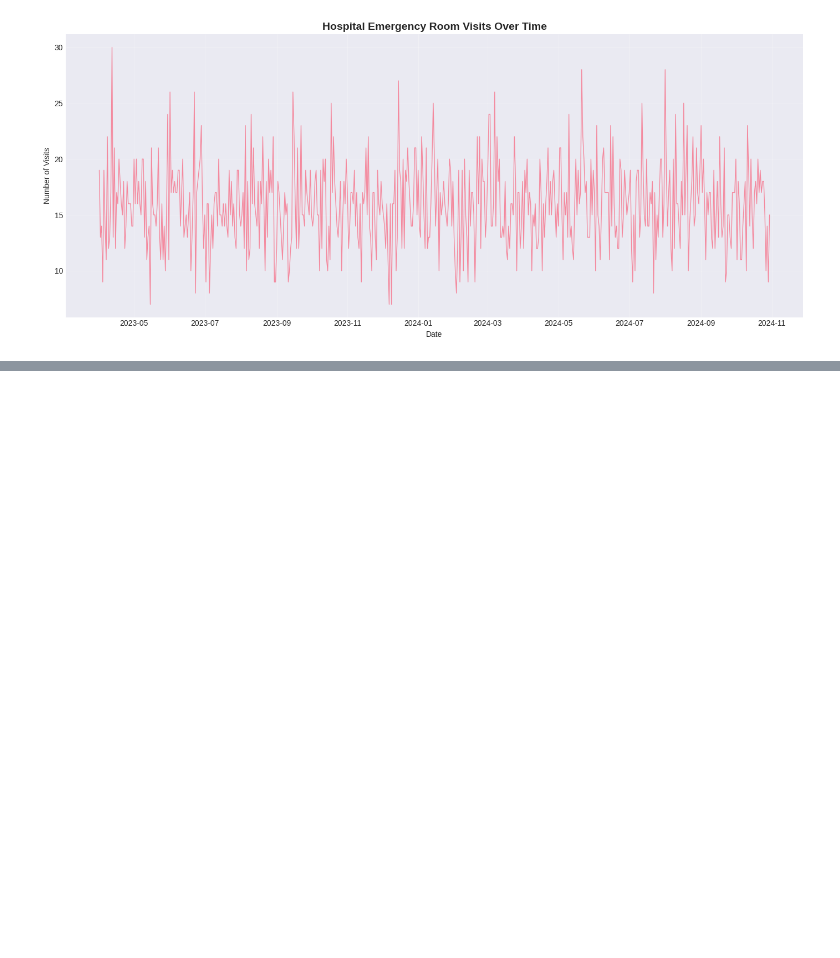
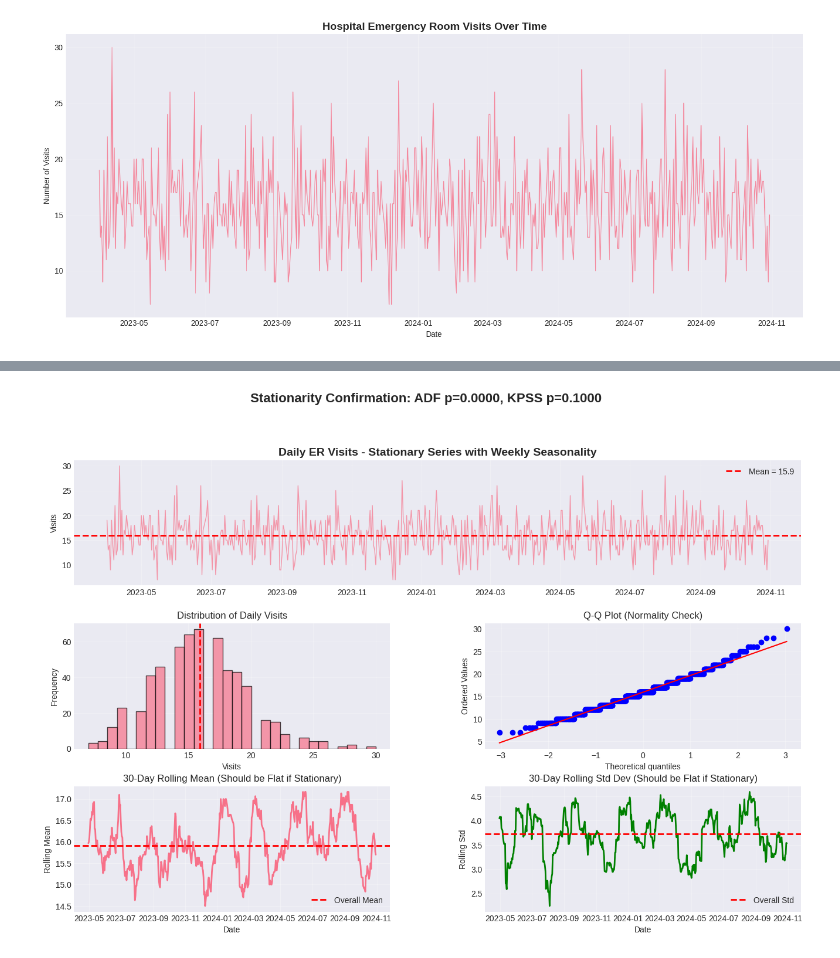
Before and after one commit to Bingdinga/DS3_Projects, a Jupyter notebook: time_series_analysis/stationary/stationary.ipynb, the cells around one changed output, grey strips where cells are left out. Saved outputs shown, nothing was run; the diff lists cells and outputs as text; code cells hidden in the pictures; blank space fills up the shorter version.

```diff
--- a/time_series_analysis/stationary/stationary.ipynb
+++ b/time_series_analysis/stationary/stationary.ipynb
@@ -224,0 +467,61 @@ plt.show()
+# %%
+# Create comprehensive visualization
+fig = plt.figure(figsize=(16, 10))
+gs = fig.add_gridspec(3, 2, hspace=0.3, wspace=0.3)
+
+# 1. Time series plot
+ax1 = fig.add_subplot(gs[0, :])
+ax1.plot(ts.index, ts.values, linewidth=1, alpha=0.7)
+ax1.set_title('Daily ER Visits - Stationary Series with Weekly Seasonality',
+              fontsize=14, fontweight='bold')
+ax1.set_ylabel('Visits')
+ax1.grid(True, alpha=0.3)
+ax1.axhline(y=ts.mean(), color='red', linestyle='--',
+            label=f'Mean = {ts.mean():.1f}', linewidth=2)
+ax1.legend()
+
+# 2. Distribution
+ax2 = fig.add_subplot(gs[1, 0])
+ax2.hist(ts.values, bins=30, edgecolor='black', alpha=0.7)
+ax2.axvline(ts.mean(), color='red', linestyle='--', linewidth=2)
+ax2.set_title('Distribution of Daily Visits')
+ax2.set_xlabel('Visits')
+ax2.set_ylabel('Frequency')
+ax2.grid(True, alpha=0.3)
+
+# 3. Q-Q plot (normality check)
+ax3 = fig.add_subplot(gs[1, 1])
+from scipy import stats
+stats.probplot(ts.values, dist="norm", plot=ax3)
+ax3.set_title('Q-Q Plot (Normality Check)')
+ax3.grid(True, alpha=0.3)
+
+# 4. Rolling mean (30-day)
+ax4 = fig.add_subplot(gs[2, 0])
+rolling_30 = ts.rolling(window=30).mean()
+ax4.plot(ts.index, rolling_30.values, linewidth=2)
+ax4.axhline(y=ts.mean(), color='red', linestyle='--', linewidth=2,
+            label='Overall Mean')
+ax4.set_title('30-Day Rolling Mean (Should be Flat if Stationary)')
+ax4.set_xlabel('Date')
+ax4.set_ylabel('Rolling Mean')
+ax4.legend()
+ax4.grid(True, alpha=0.3)
+
+# 5. Rolling std (30-day)
+ax5 = fig.add_subplot(gs[2, 1])
+rolling_std_30 = ts.rolling(window=30).std()
+ax5.plot(ts.index, rolling_std_30.values, linewidth=2, color='green')
+ax5.axhline(y=ts.std(), color='red', linestyle='--', linewidth=2,
+            label='Overall Std')
+ax5.set_title('30-Day Rolling Std Dev (Should be Flat if Stationary)')
+ax5.set_xlabel('Date')
+ax5.set_ylabel('Rolling Std')
+ax5.legend()
+ax5.grid(True, alpha=0.3)
+
+plt.suptitle(f'Stationarity Confirmation: ADF p={p_value_original:.4f}, KPSS p={p_value_kpss:.4f}',
+             fontsize=16, fontweight='bold', y=0.995)
+plt.show()
+# %% [output]
+[figure, added]
```
Also changed, not shown: parts of 11 cells of this notebook.
